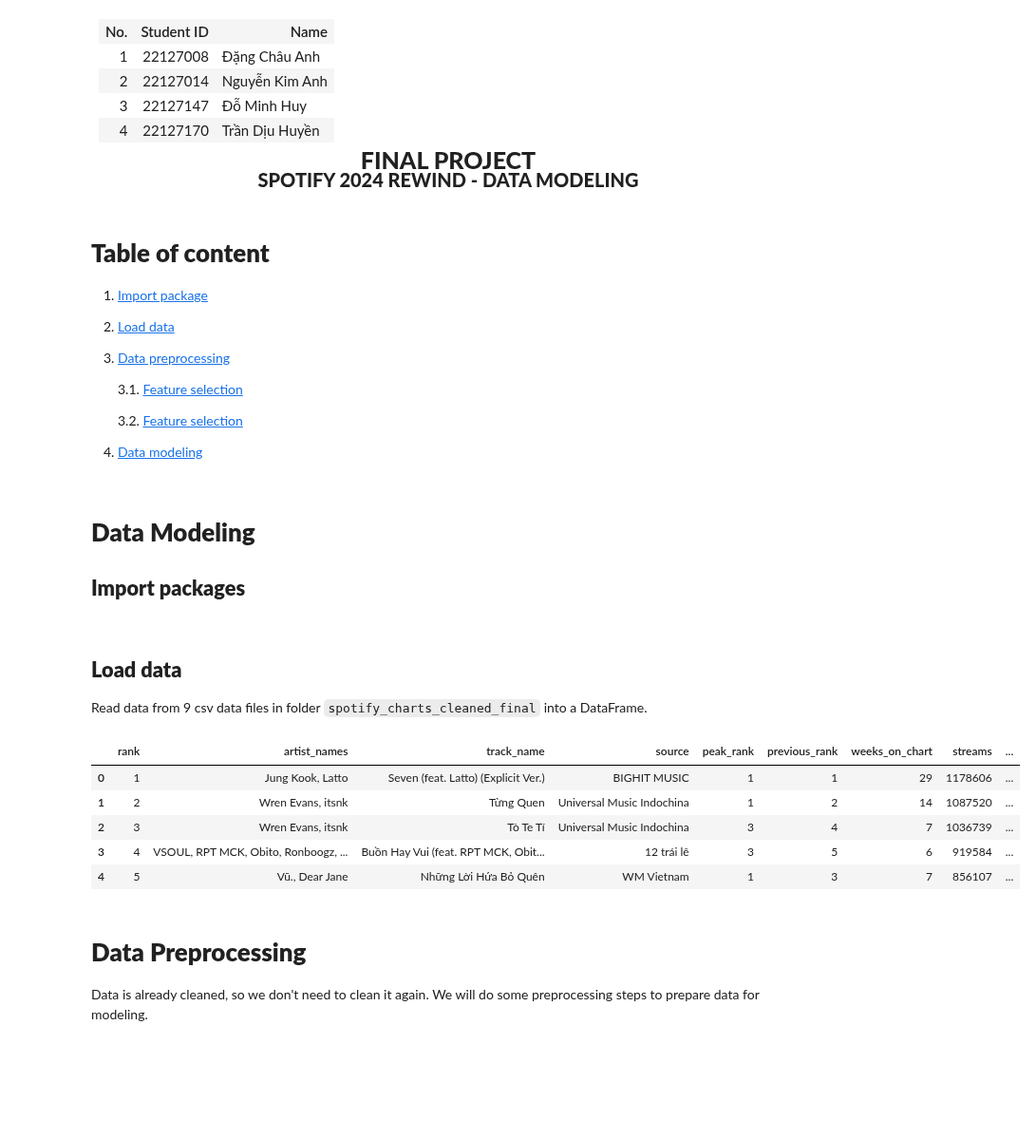
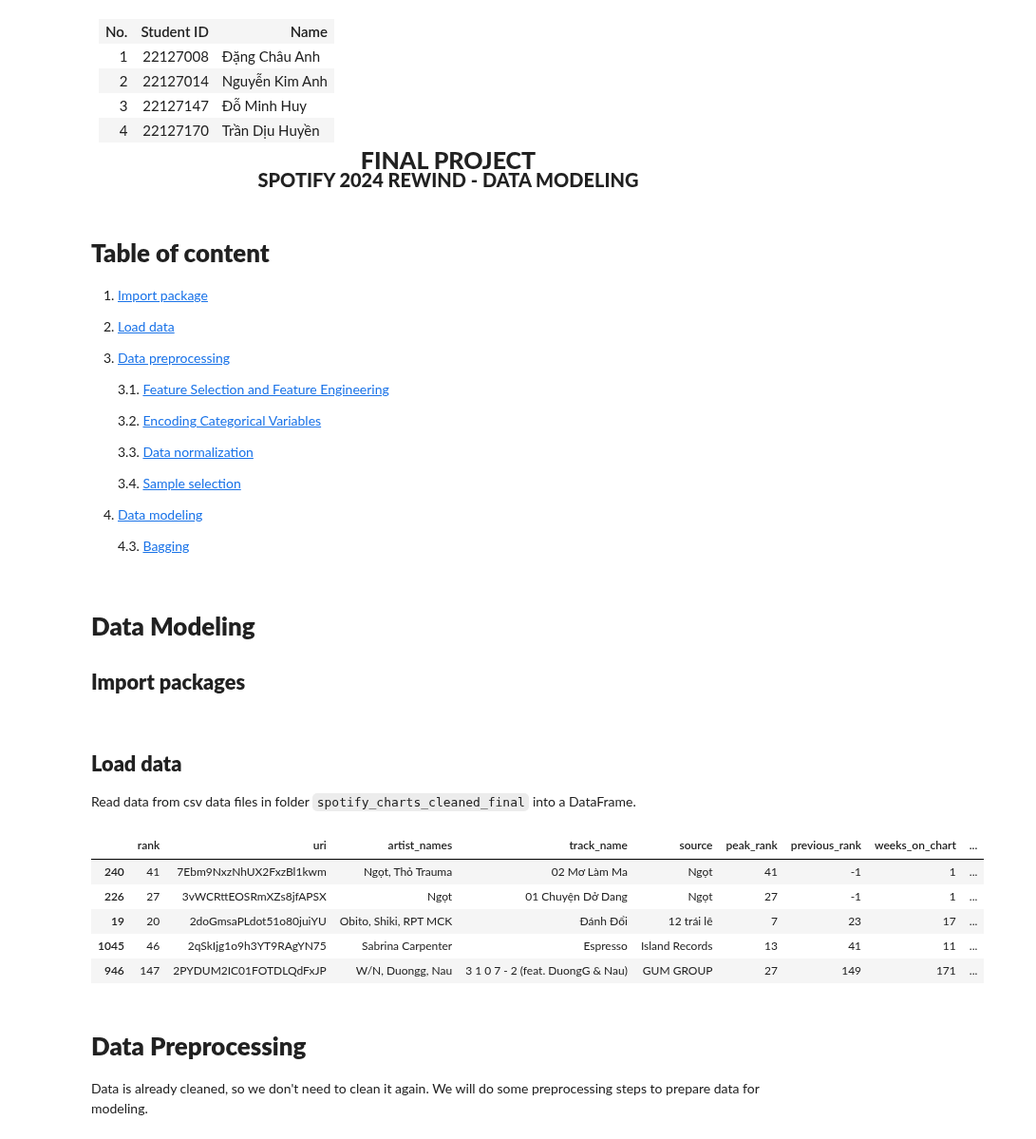
Before and after one commit to pililover/DataScience-Jobs-Market, a Jupyter notebook: SOURCECODE/Data_modeling.ipynb, the cells around one changed output. Shown at 95% size. Saved outputs shown, nothing was run; the diff lists cells and outputs as text; code cells hidden in the pictures; blank space fills up the shorter version.

```diff
--- a/SOURCECODE/Data_modeling.ipynb
+++ b/SOURCECODE/Data_modeling.ipynb
@@ -52,11 +52,17 @@
 2. [Load data](#2)
 3. [Data preprocessing](#3)
 
-    3.1. [Feature selection](#3.1)
+    3.1. [Feature Selection and Feature Engineering](#3.1)
 
-    3.2. [Feature selection](#3.2)
+    3.2. [Encoding Categorical Variables](#3.2)
+
+    3.3. [Data normalization](#3.3)
+
+    3.4. [Sample selection](#3.4)
 
 4. [Data modeling](#4)
+
+    4.3. [Bagging](#4.3)
 # %% [markdown]
 # **Data Modeling**
 ## **Import packages**
@@ -70,17 +82,17 @@ from sklearn.model_selection import train_test_split
 # %% [markdown]
 ## **Load data**
 <a id="2"></a>
-Read data from 9 csv data files in folder `spotify_charts_cleaned_final` into a DataFrame.
+Read data from csv data files in folder `spotify_charts_cleaned_final` into a DataFrame.
 # %%
 df = pd.read_csv('cleaned_data/spotify_charts_cleaned_final.csv')
-df.head()
+df.sample(5)
 # %% [output]
-|  | rank | artist_names | track_name | source | peak_rank | previous_rank | weeks_on_chart | streams | ... |
-| 0 | 1 | Jung Kook, Latto | Seven (feat. Latto) (Explicit Ver.) | BIGHIT MUSIC | 1 | 1 | 29 | 1178606 | ... |
-| 1 | 2 | Wren Evans, itsnk | Từng Quen | Universal Music Indochina | 1 | 2 | 14 | 1087520 | ... |
-| 2 | 3 | Wren Evans, itsnk | Tò Te Tí | Universal Music Indochina | 3 | 4 | 7 | 1036739 | ... |
-| 3 | 4 | VSOUL, RPT MCK, Obito, Ronboogz, ... | Buồn Hay Vui (feat. RPT MCK, Obit... | 12 trái lê | 3 | 5 | 6 | 919584 | ... |
-| 4 | 5 | Vũ., Dear Jane | Những Lời Hứa Bỏ Quên | WM Vietnam | 1 | 3 | 7 | 856107 | ... |
+|  | rank | uri | artist_names | track_name | source | peak_rank | previous_rank | weeks_on_chart | ... |
+| 240 | 41 | 7Ebm9NxzNhUX2FxzBl1kwm | Ngọt, Thỏ Trauma | 02 Mơ Làm Ma | Ngọt | 41 | -1 | 1 | ... |
+| 226 | 27 | 3vWCRttEOSRmXZs8jfAPSX | Ngọt | 01 Chuyện Dở Dang | Ngọt | 27 | -1 | 1 | ... |
+| 19 | 20 | 2doGmsaPLdot51o80juiYU | Obito, Shiki, RPT MCK | Đánh Đổi | 12 trái lê | 7 | 23 | 17 | ... |
+| 1045 | 46 | 2qSkIjg1o9h3YT9RAgYN75 | Sabrina Carpenter | Espresso | Island Records | 13 | 41 | 11 | ... |
+| 946 | 147 | 2PYDUM2IC01FOTDLQdFxJP | W/N, Duongg, Nau | 3 1 0 7 - 2 (feat. DuongG & Nau) | GUM GROUP | 27 | 149 | 171 | ... |
 # %% [markdown]
 # **Data Preprocessing**
 <a id="3"></a>
```
Also changed, not shown: parts of 45 cells of this notebook.
